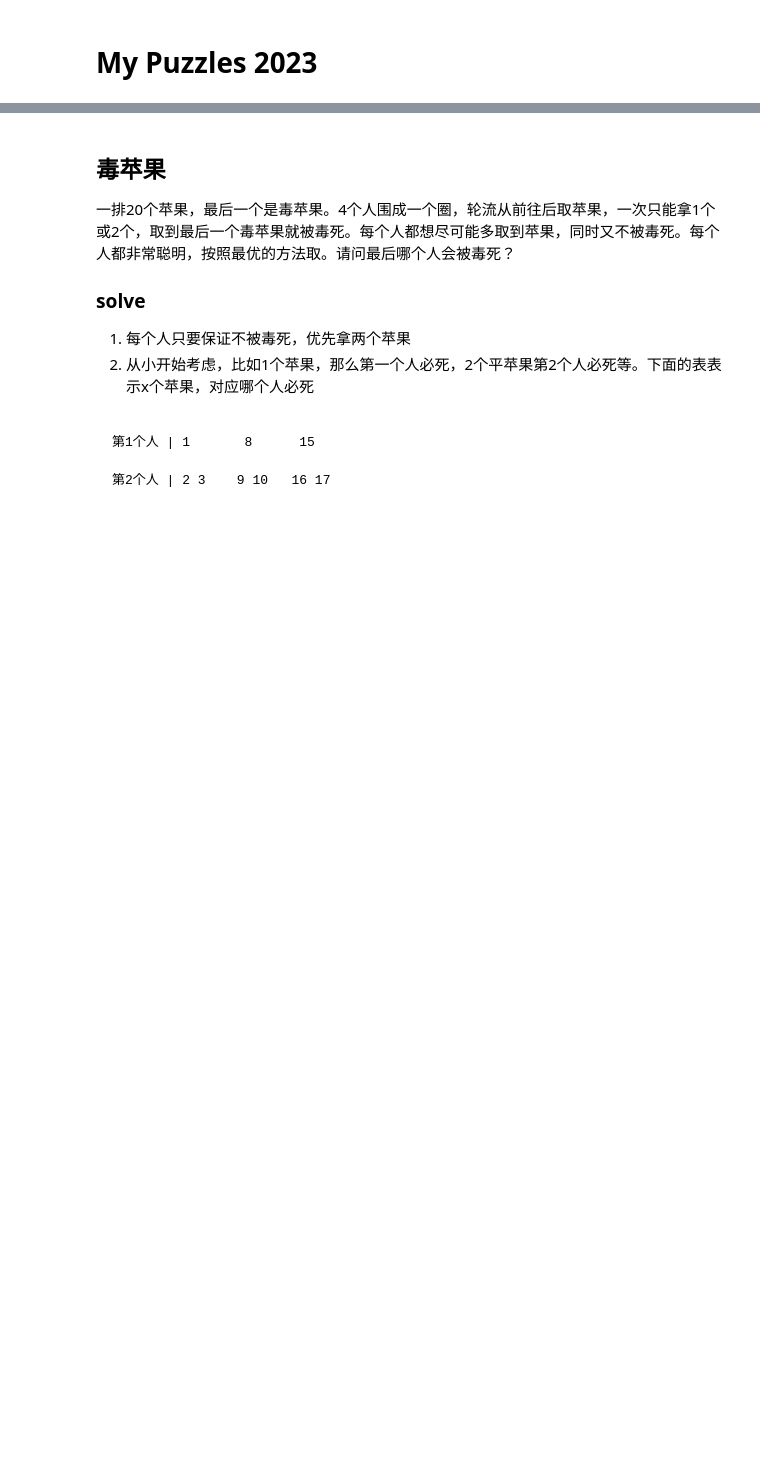
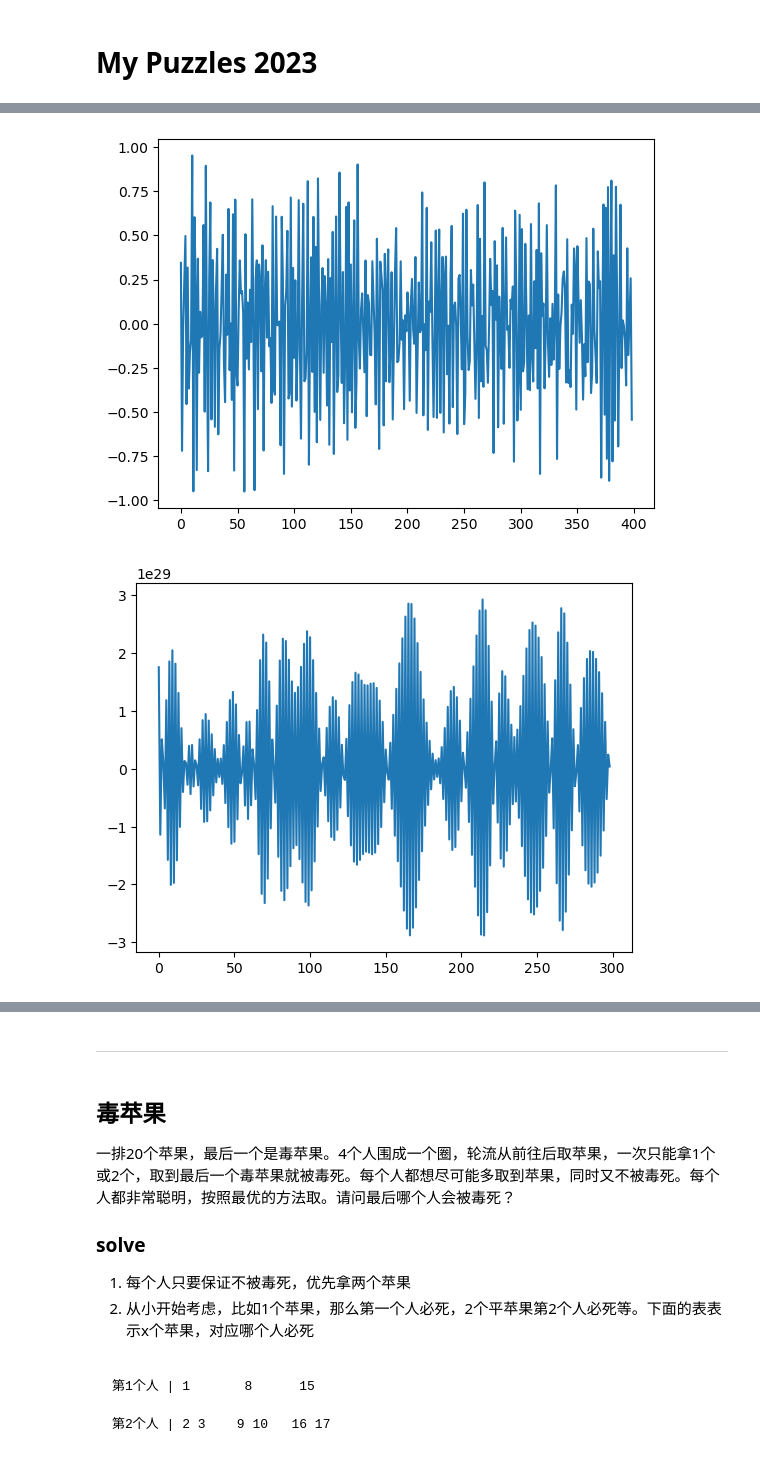
Before and after one commit to xitongsys/notes, a Jupyter notebook: puzzles/puzzles_2023.ipynb, the cells around one changed output, grey strips where cells are left out. Drawn from its saved outputs; the diff is of its cells as text; code cells hidden in the pictures; blank space fills up the shorter version.

```diff
--- a/puzzles/puzzles_2023.ipynb
+++ b/puzzles/puzzles_2023.ipynb
@@ -2,0 +185,22 @@
+# %%
+import numpy as np
+import math,functools
+
+rs = np.array([1,5,2,5])
+
+# solve1
+def fn(n):
+    res = 0
+    for i in range(n):
+        res += math.comb(n-1, i)*((-1)**(n-1-i))*rs[i]
+    return res
+
+ans1 = fn(len(rs))
+
+# check
+ans = rs
+for i in range(len(rs)-1):
+    ans = np.diff(ans)
+ans = ans[0]
+
+print(f"solve1={ans1}, real={ans}")
@@ -2,0 +232,15 @@
+# %%
+import numpy as np
+import math,functools
+import matplotlib.pyplot as plt
+
+rs = np.random.random(400)
+
+for i in range(len(rs)):
+    rs = np.diff(rs)
+    if i % 100 == 0:
+        plt.plot(rs)
+        plt.show()
+# %% [output]
+[figure, added]
+[figure, added]
@@ -3,3 +249,5 @@
+# %% [markdown]
+------------------------------------
 # %% [markdown]
 ## 毒苹果
 
```
Also changed, not shown: parts of 7 cells of this notebook.
